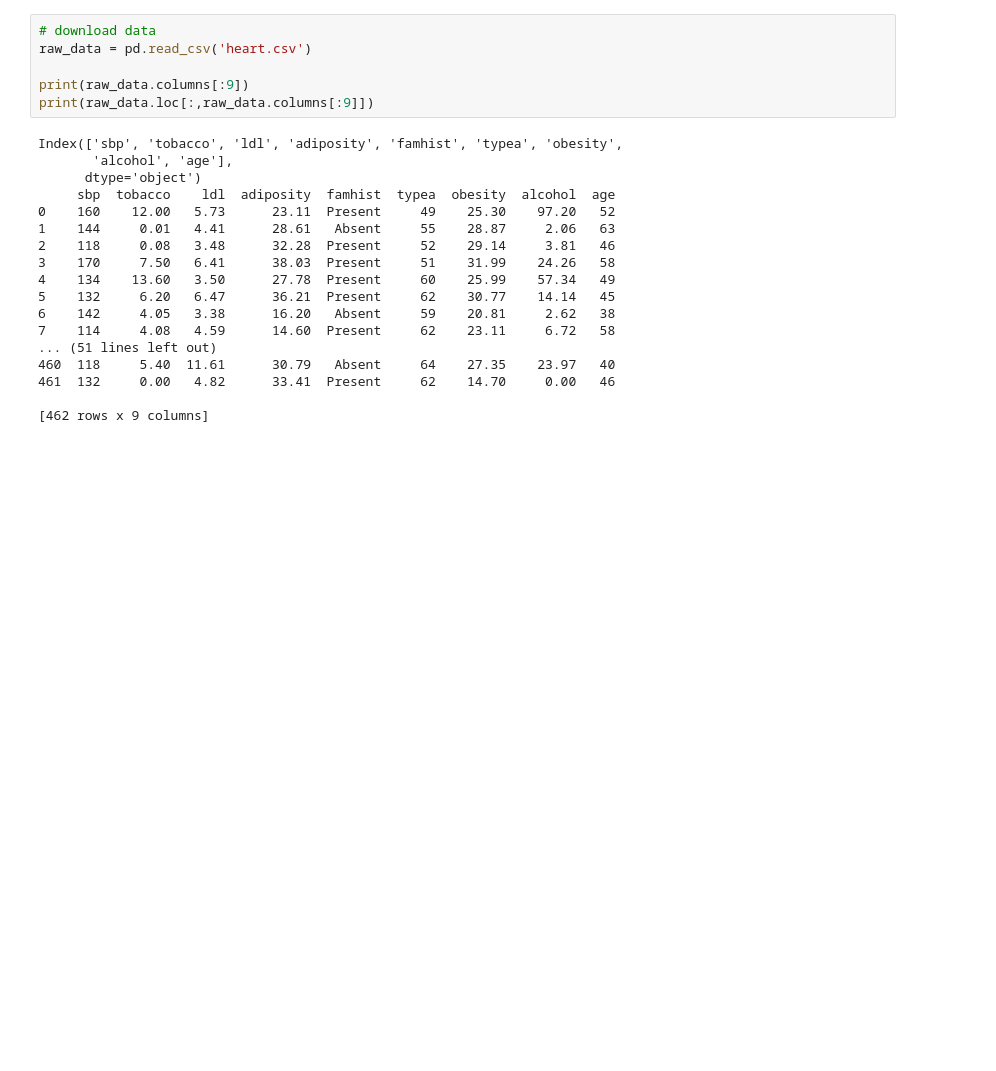
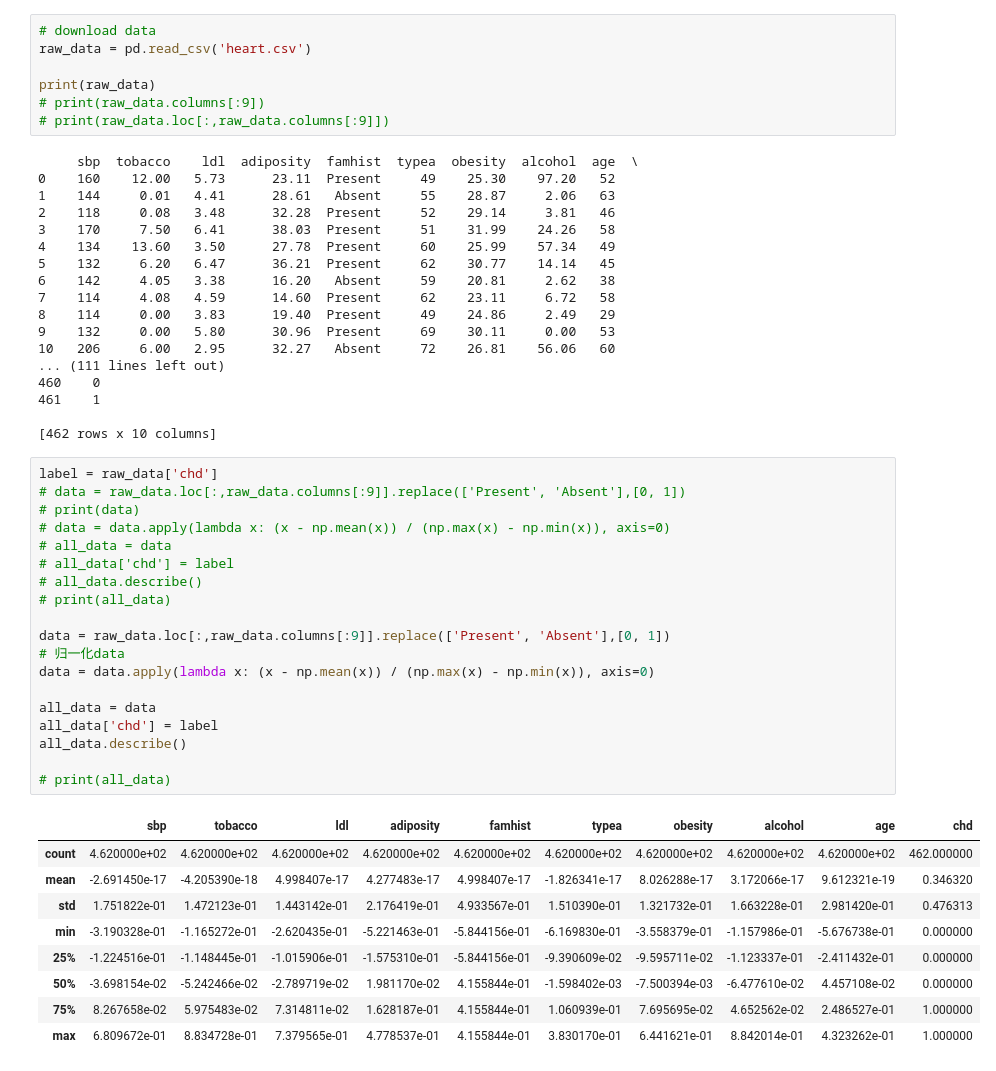
Before and after one commit to lixueying/my-deeplearning.ai, a Jupyter notebook: predict_disease/predict_disease.py.ipynb, the cells around one changed output. Drawn from its saved outputs; the diff is of its cells as text; blank space fills up the shorter version.

```diff
--- a/predict_disease/predict_disease.py.ipynb
+++ b/predict_disease/predict_disease.py.ipynb
@@ -18,13 +19,11 @@ import time
 # download data
 raw_data = pd.read_csv('heart.csv')
 
-print(raw_data.columns[:9])
-print(raw_data.loc[:,raw_data.columns[:9]])
+print(raw_data)
+# print(raw_data.columns[:9])
+# print(raw_data.loc[:,raw_data.columns[:9]])
 # %% [output]
-Index(['sbp', 'tobacco', 'ldl', 'adiposity', 'famhist', 'typea', 'obesity',
-       'alcohol', 'age'],
-      dtype='object')
-     sbp  tobacco    ldl  adiposity  famhist  typea  obesity  alcohol  age
+     sbp  tobacco    ldl  adiposity  famhist  typea  obesity  alcohol  age  \
 0    160    12.00   5.73      23.11  Present     49    25.30    97.20   52
 1    144     0.01   4.41      28.61   Absent     55    28.87     2.06   63
 2    118     0.08   3.48      32.28  Present     52    29.14     3.81   46
@@ -33,8 +32,40 @@ Index(['sbp', 'tobacco', 'ldl', 'adiposity', 'famhist', 'typea', 'obesity',
 5    132     6.20   6.47      36.21  Present     62    30.77    14.14   45
 6    142     4.05   3.38      16.20   Absent     59    20.81     2.62   38
 7    114     4.08   4.59      14.60  Present     62    23.11     6.72   58
-... (51 lines left out)
-460  118     5.40  11.61      30.79   Absent     64    27.35    23.97   40
-461  132     0.00   4.82      33.41  Present     62    14.70     0.00   46
+8    114     0.00   3.83      19.40  Present     49    24.86     2.49   29
+9    132     0.00   5.80      30.96  Present     69    30.11     0.00   53
+10   206     6.00   2.95      32.27   Absent     72    26.81    56.06   60
+... (111 lines left out)
+460    0
+461    1
 
-[462 rows x 9 columns]
+[462 rows x 10 columns]
+# %%
+label = raw_data['chd']
+# data = raw_data.loc[:,raw_data.columns[:9]].replace(['Present', 'Absent'],[0, 1])
+# print(data)
+# data = data.apply(lambda x: (x - np.mean(x)) / (np.max(x) - np.min(x)), axis=0)
+# all_data = data
+# all_data['chd'] = label
+# all_data.describe()
+# print(all_data)
+
+data = raw_data.loc[:,raw_data.columns[:9]].replace(['Present', 'Absent'],[0, 1])
+# 归一化data
+data = data.apply(lambda x: (x - np.mean(x)) / (np.max(x) - np.min(x)), axis=0)
+
+all_data = data
+all_data['chd'] = label
+all_data.describe()
+
+# print(all_data)
+# %% [output]
+|  | sbp | tobacco | ldl | adiposity | famhist | typea | obesity | alcohol | age | chd |
+| count | 4.620000e+02 | 4.620000e+02 | 4.620000e+02 | 4.620000e+02 | 4.620000e+02 | 4.620000e+02 | 4.620000e+02 | 4.620000e+02 | 4.620000e+02 | 462.000000 |
+| mean | -2.691450e-17 | -4.205390e-18 | 4.998407e-17 | 4.277483e-17 | 4.998407e-17 | -1.826341e-17 | 8.026288e-17 | 3.172066e-17 | 9.612321e-19 | 0.346320 |
+| std | 1.751822e-01 | 1.472123e-01 | 1.443142e-01 | 2.176419e-01 | 4.933567e-01 | 1.510390e-01 | 1.321732e-01 | 1.663228e-01 | 2.981420e-01 | 0.476313 |
+| min | -3.190328e-01 | -1.165272e-01 | -2.620435e-01 | -5.221463e-01 | -5.844156e-01 | -6.169830e-01 | -3.558379e-01 | -1.157986e-01 | -5.676738e-01 | 0.000000 |
+| 25% | -1.224516e-01 | -1.148445e-01 | -1.015906e-01 | -1.575310e-01 | -5.844156e-01 | -9.390609e-02 | -9.595711e-02 | -1.123337e-01 | -2.411432e-01 | 0.000000 |
+| 50% | -3.698154e-02 | -5.242466e-02 | -2.789719e-02 | 1.981170e-02 | 4.155844e-01 | -1.598402e-03 | -7.500394e-03 | -6.477610e-02 | 4.457108e-02 | 0.000000 |
+| 75% | 8.267658e-02 | 5.975483e-02 | 7.314811e-02 | 1.628187e-01 | 4.155844e-01 | 1.060939e-01 | 7.695695e-02 | 4.652562e-02 | 2.486527e-01 | 1.000000 |
+| max | 6.809672e-01 | 8.834728e-01 | 7.379565e-01 | 4.778537e-01 | 4.155844e-01 | 3.830170e-01 | 6.441621e-01 | 8.842014e-01 | 4.323262e-01 | 1.000000 |
```
Also changed, not shown: parts of 14 cells of this notebook, 7 other files.
